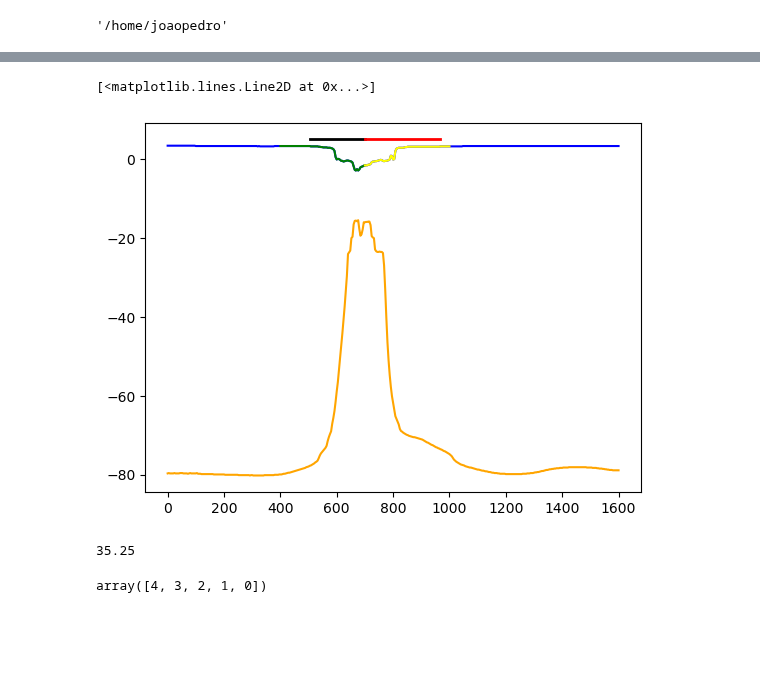
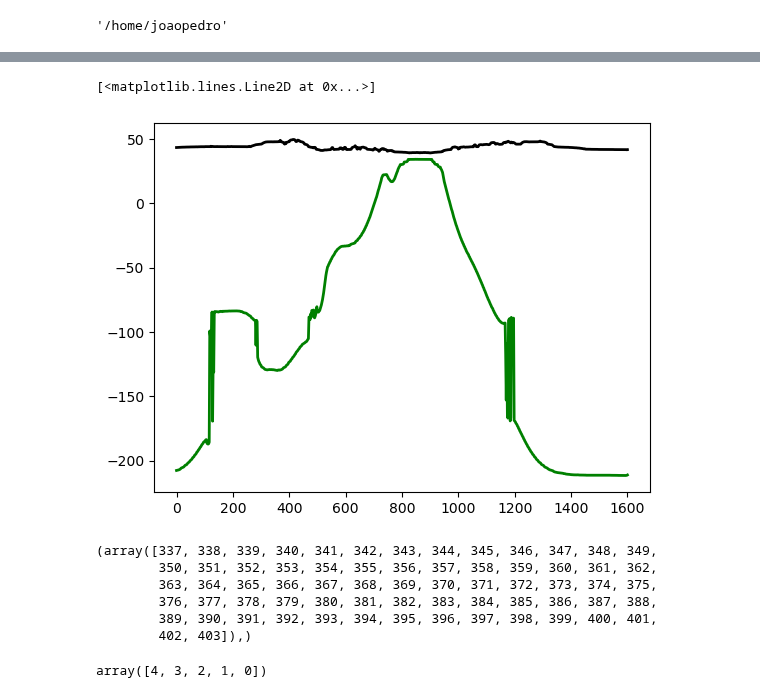
Before and after one commit to jopmas/double_keel_article, a Jupyter notebook: Geometries.ipynb, the cells around one changed output, grey strips where cells are left out. Drawn from its saved outputs; the diff is of its cells as text; code cells hidden in the pictures; blank space fills up the shorter version.

```diff
--- a/Geometries.ipynb
+++ b/Geometries.ipynb
@@ -1147,65 +1170,33 @@ np.where(topor_region == np.max(topor_region))
 # %%
-idx = find_nearest(times, 40)
+idx = find_nearest(times, 230)
 step = steps[idx]
 
 Nx, Nz, Lx, Lz = read_params(fpath)
 Rhoi = read_density(fpath, step, Nx, Nz)
 
 x = np.linspace(Lx/1000.0, 0, Nx)
 z = np.linspace(-Lz/1000.0, 0, Nz)
 Z = np.linspace(-Lz/1000.0, 0, 8001) #zi
 
 Rhoi = read_density(fpath, step, Nx, Nz)
+h_air = 40.0 # km
+topography_interface = extract_interface(z, Z, Nx, Rhoi, 200.) + h_air
+lower_interface = extract_interface(z, Z, Nx, Rhoi, 3365.) + h_air
 
-topography_interface = extract_interface(z, Z, Nx, Rhoi, 200.)
-lower_interface = extract_interface(z, Z, Nx, Rhoi, 3365.)
-
-xl_begin = 400
-xl_end = 700
-cond_xl = (x >= xl_begin) & (x <= xl_end)
-
-topol_region = topography_interface[cond_xl]
-idx_max_topol = np.where(topol_region == np.max(topol_region))[0][0]
-xl_begin = x[cond_xl][idx_max_topol]
-
-lithol_region = lower_interface[cond_xl]
-idx_min_lithol = np.where(lithol_region <= np.max(lithol_region))[0][0]
-xl_end = x[cond_xl][idx_min_lithol]
-
-margin_len_l = np.abs(xl_end - xl_begin)
-
-xr_begin = 700
-xr_end = 1000
-cond_xr = (x >= xr_begin) & (x <= xr_end)
-
-topor_region = topography_interface[cond_xr]
-idx_max_topor = np.where(topor_region == np.max(topor_region))[0][-1]
-xr_begin = x[cond_xr][idx_max_topor]
-
-lithor_region = lower_interface[cond_xr]
-idx_min_lithor = np.where(lithor_region <= np.max(lithor_region))[0][-1]
-xr_end = x[cond_xr][idx_min_lithor]
-
-margin_len_r = np.abs(xr_end - xr_begin)
-
-plt.plot([xl_begin, xl_end], [5, 5], '-', color='black', linewidth=2.0)
-plt.plot([xr_begin, xr_end], [5, 5], '-', color='red', linewidth=2.0)
-
-
-plt.plot(x, topography_interface+40, 'b')
-plt.plot(x, lower_interface+40, color='orange')
-# plt.plot(x[cond_x], -(thick), 'k')
-
-plt.plot(x[cond_xl], topol_region+40, 'g')
-plt.plot(x[cond_xr], topor_region+40, color='yellow')
-# plt.plot(x[cond_xl], lithol_region+40, color='red')
+plt.plot(x, topography_interface+40, color='black', linestyle='-', linewidth=2.0, zorder=52)
+plt.plot(x, lower_interface+40, color='green', linestyle='-', linewidth=2.0, zorder=52)
 # %% [output]
 [<matplotlib.lines.Line2D at 0x...>]
-[figure, old version]
+[figure, new version]
 # %%
-crustal_thickness
+np.where(lower_interface >= -10.0)
 # %% [output]
-35.25
+(array([337, 338, 339, 340, 341, 342, 343, 344, 345, 346, 347, 348, 349,
+        350, 351, 352, 353, 354, 355, 356, 357, 358, 359, 360, 361, 362,
+        363, 364, 365, 366, 367, 368, 369, 370, 371, 372, 373, 374, 375,
+        376, 377, 378, 379, 380, 381, 382, 383, 384, 385, 386, 387, 388,
+        389, 390, 391, 392, 393, 394, 395, 396, 397, 398, 399, 400, 401,
+        402, 403]),)
 # %%
 a = np.array([1, 2, 3, 4, 5])
 b = np.array([5, 5, 5, 5, 5])
```
Also changed, not shown: parts of 3 cells of this notebook.
